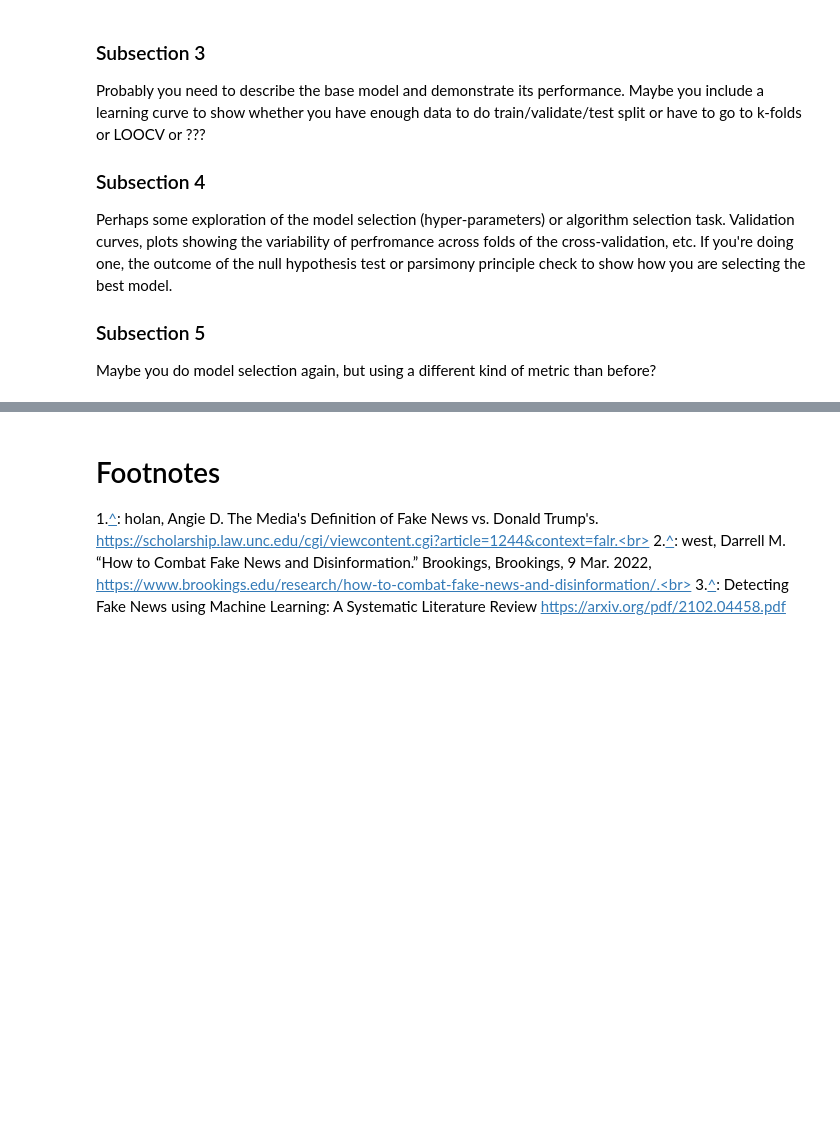
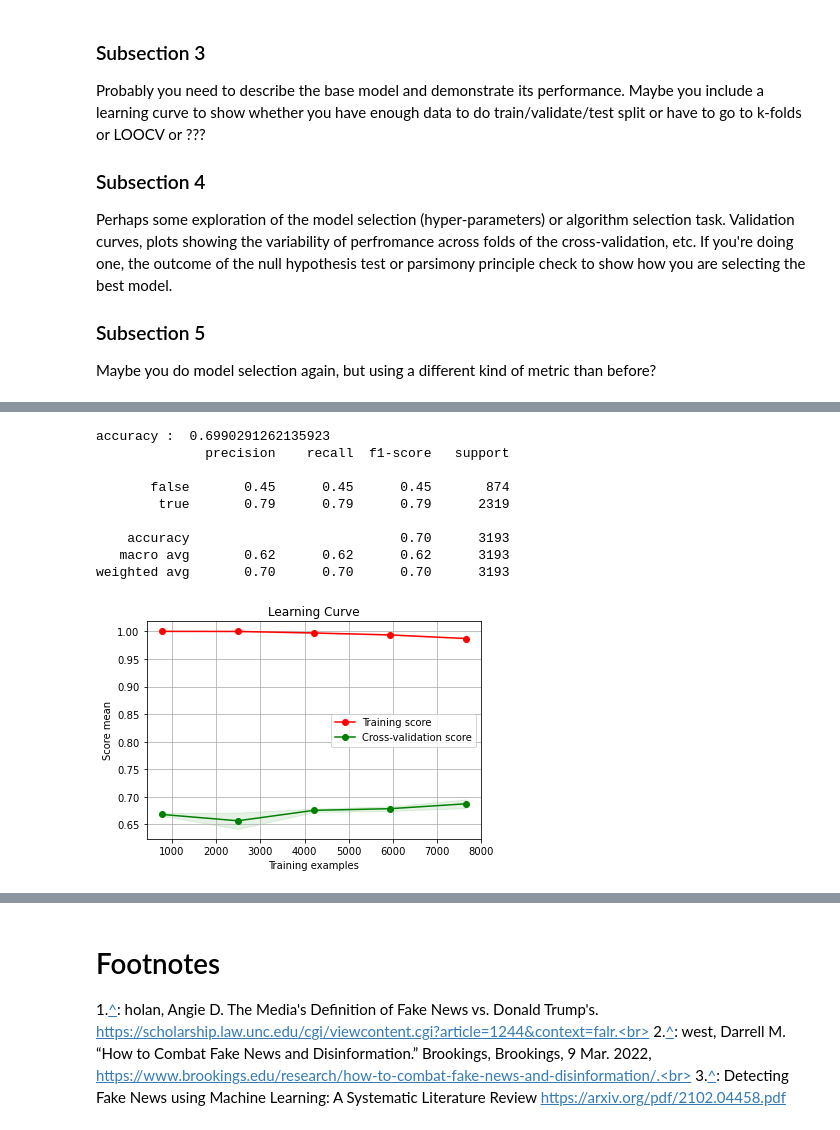
Before and after one commit to COGS118A/Group011-Wi23, a Jupyter notebook: FinalProjectGroup011-Wi23.ipynb, the cells around one changed output, grey strips where cells are left out. Saved outputs shown, nothing was run; the diff lists cells and outputs as text; code cells hidden in the pictures; blank space fills up the shorter version.

```diff
--- a/FinalProjectGroup011-Wi23.ipynb
+++ b/FinalProjectGroup011-Wi23.ipynb
@@ -364,0 +511,16 @@ Reiterate your main point and in just a few sentences tell us how your results s
+# %%
+# vanila linear svm
+acc, table = classification(model_svm_vanila, X, y)
+print("accuracy : ",acc)
+print(table)
+# %% [output]
+accuracy :  0.6990291262135923
+              precision    recall  f1-score   support
+
+       false       0.45      0.45      0.45       874
+        true       0.79      0.79      0.79      2319
+
+    accuracy                           0.70      3193
+   macro avg       0.62      0.62      0.62      3193
+weighted avg       0.70      0.70      0.70      3193
+[figure, added]
```
Also changed, not shown: parts of 10 cells of this notebook.
